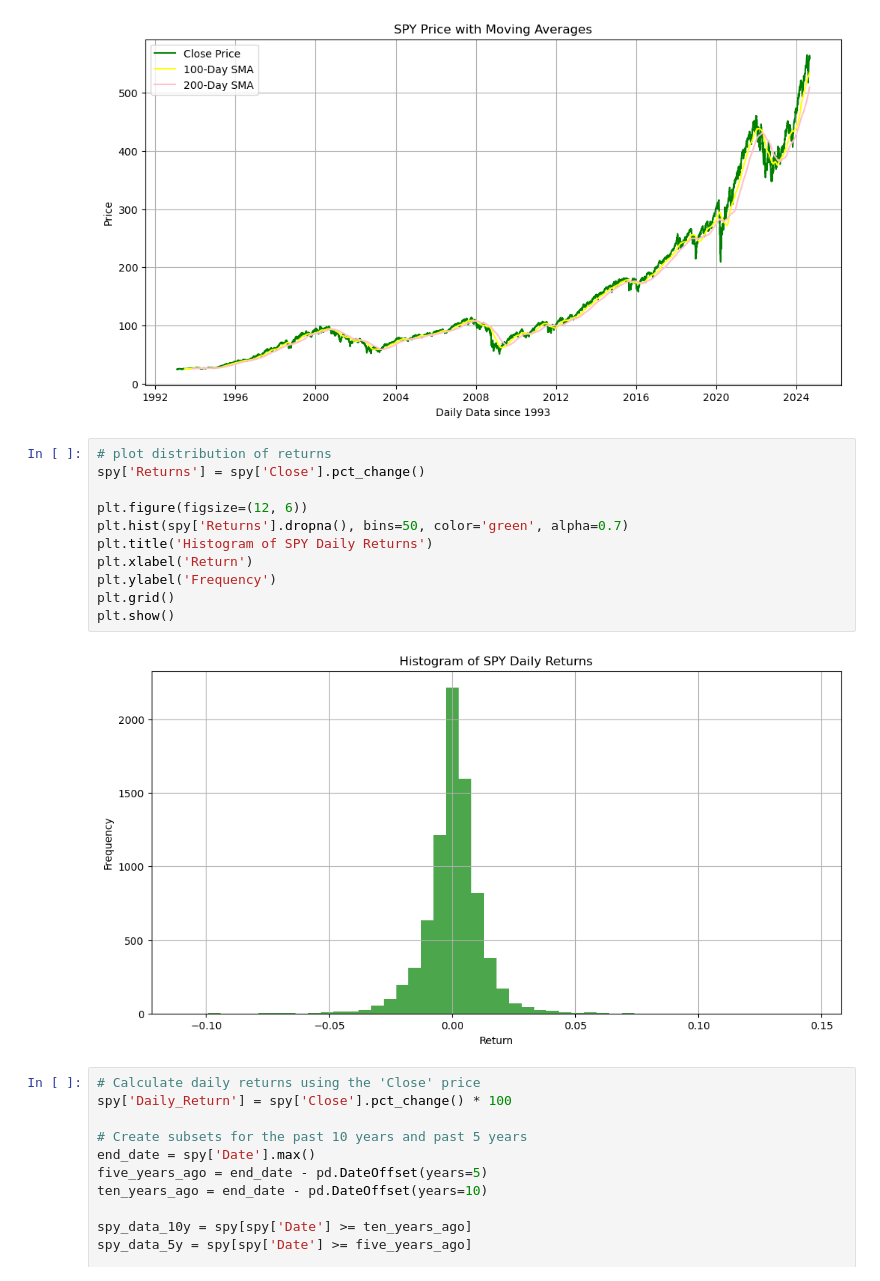
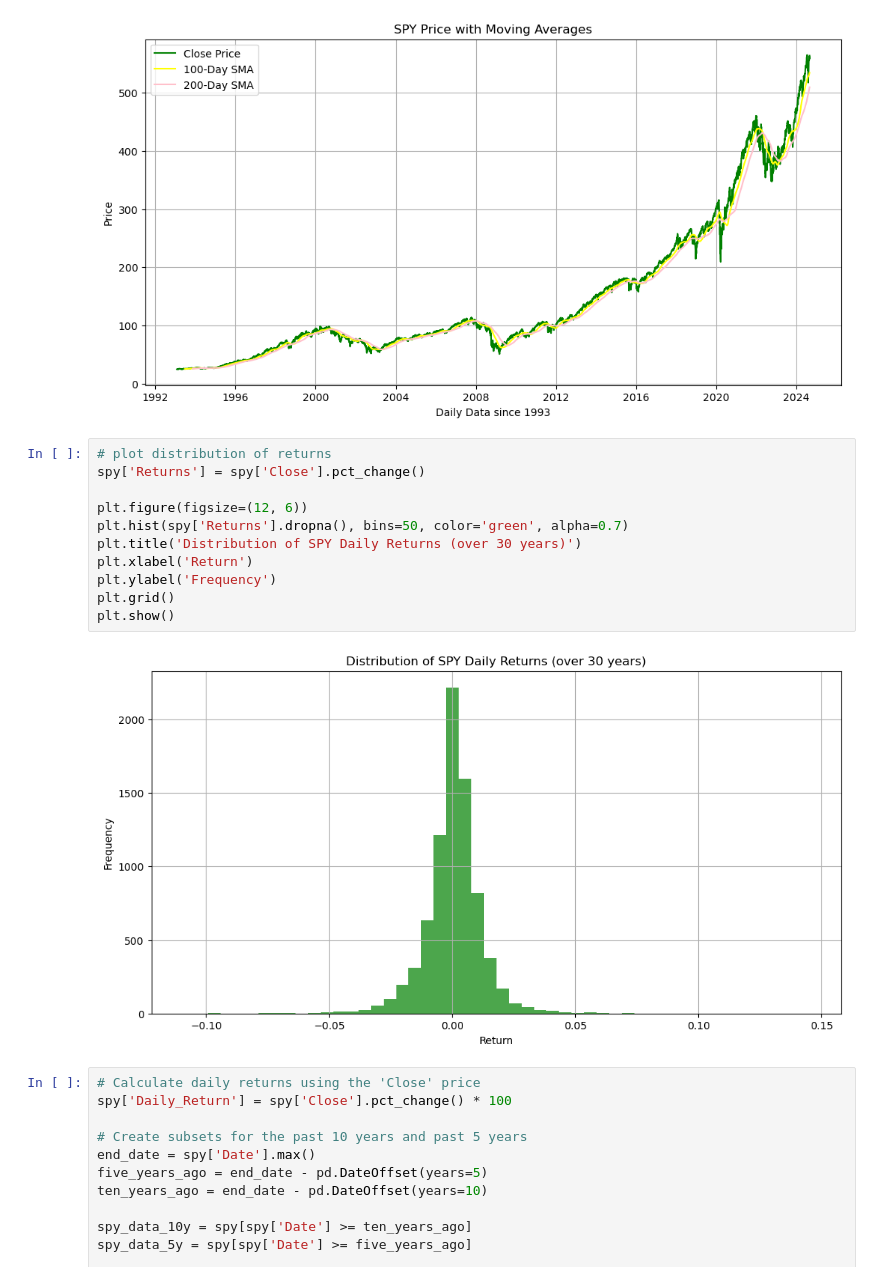
Before and after one commit to navanodonavan/MSAAI500FinalProject_Group3, a Jupyter notebook: Final_AAI_500_Final_Project_Group3_LogisticRegression.ipynb, the cells around one changed output. Cells and saved outputs as stored; diff of their text form.

```diff
--- a/Final_AAI_500_Final_Project_Group3_LogisticRegression.ipynb
+++ b/Final_AAI_500_Final_Project_Group3_LogisticRegression.ipynb
@@ -112,16 +112,16 @@ plt.show()
 # %%
 # plot distribution of returns
 spy['Returns'] = spy['Close'].pct_change()
 
 plt.figure(figsize=(12, 6))
 plt.hist(spy['Returns'].dropna(), bins=50, color='green', alpha=0.7)
-plt.title('Histogram of SPY Daily Returns')
+plt.title('Distribution of SPY Daily Returns (over 30 years)')
 plt.xlabel('Return')
 plt.ylabel('Frequency')
 plt.grid()
 plt.show()
 # %% [output]
-[figure, old version]
+[figure, new version]
 # %%
 # Calculate daily returns using the 'Close' price
 spy['Daily_Return'] = spy['Close'].pct_change() * 100
```
Also changed, not shown: parts of 5 cells of this notebook.
